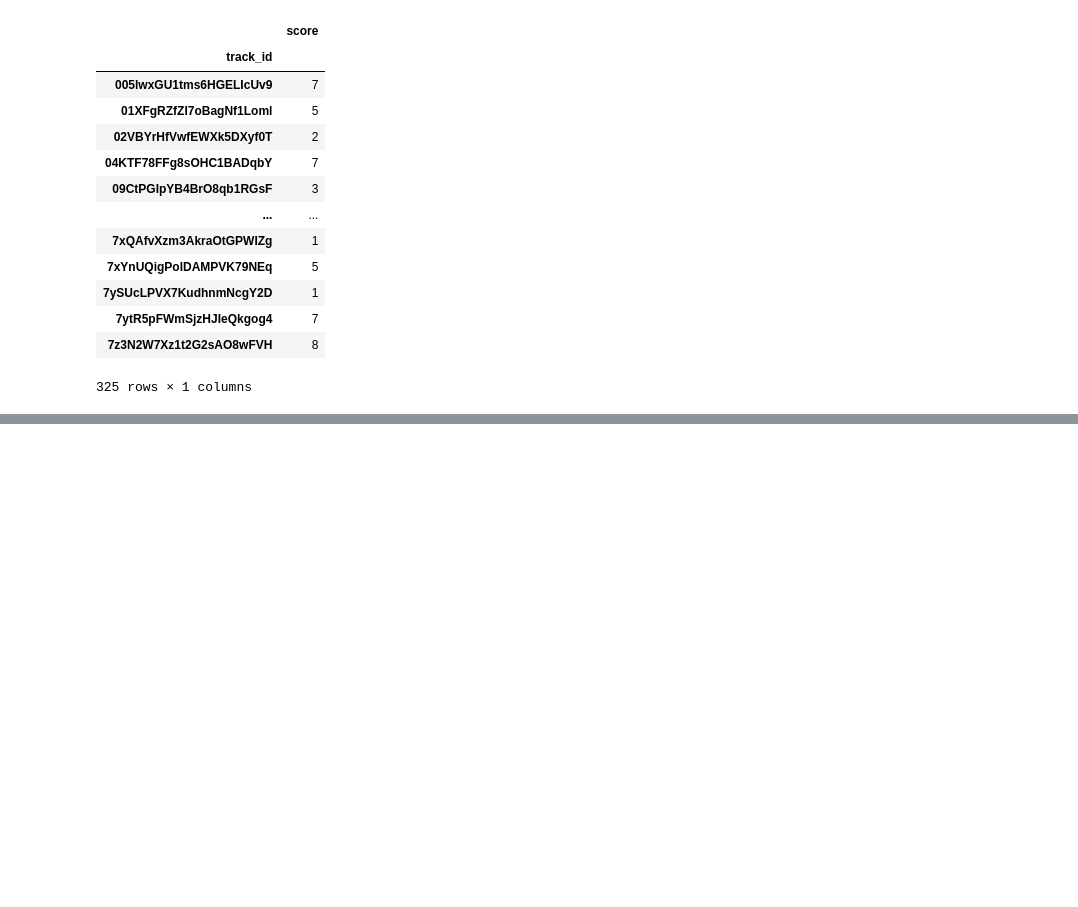
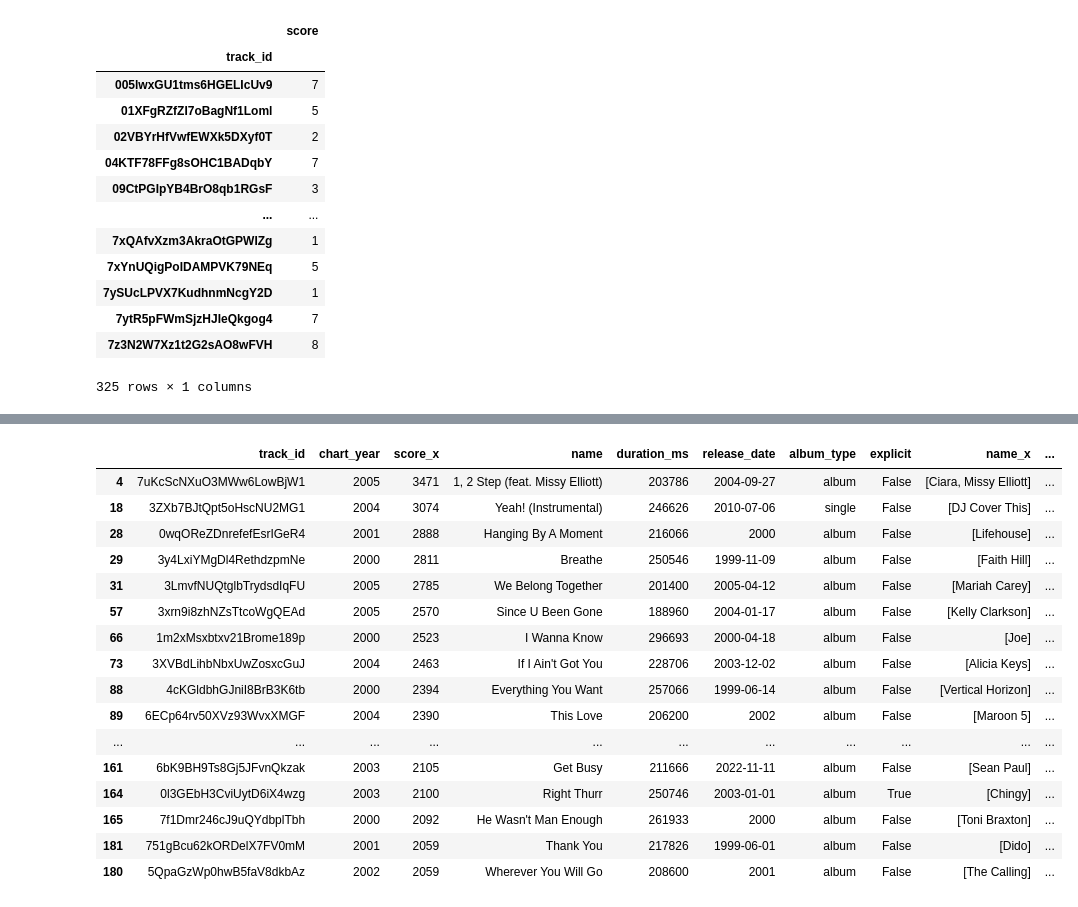
Before and after one commit to orrefo/Music, a Jupyter notebook: test_1.ipynb, the cells around one changed output, grey strips where cells are left out. Saved outputs shown, nothing was run; the diff lists cells and outputs as text; code cells hidden in the pictures; blank space fills up the shorter version.

```diff
--- a/test_1.ipynb
+++ b/test_1.ipynb
@@ -136,3 +179,23 @@ tracks_score_year[tracks_score_year['chart_year']==2000].sort_values(by='score_x
 | 395 | 7azC8toDthwJHHuw7m49K4 | 2000 | 1659 | (Hot S**t) Country Grammar - Dirt... | 259173 | 2000-01-01 | single | True | [Nelly] | ... |
 | 443 | 6nozDLxeL0TE4MS9GqYU1v | 2000 | 1599 | I Knew I Loved You | 250360 | 1999-11-09 | album | False | [Savage Garden] | ... |
 | 468 | 2BcOZ4vOeu2qZowIHrvTYy | 2000 | 1567 | Music | 225973 | 2000-09-19 | album | False | [Madonna] | ... |
+# %%
+filtered_data.sort_values(by='score_x',ascending=False).head(30)
+# %% [output]
+|  | track_id | chart_year | score_x | name | duration_ms | release_date | album_type | explicit | name_x | ... |
+| 4 | 7uKcScNXuO3MWw6LowBjW1 | 2005 | 3471 | 1, 2 Step (feat. Missy Elliott) | 203786 | 2004-09-27 | album | False | [Ciara, Missy Elliott] | ... |
+| 18 | 3ZXb7BJtQpt5oHscNU2MG1 | 2004 | 3074 | Yeah! (Instrumental) | 246626 | 2010-07-06 | single | False | [DJ Cover This] | ... |
+| 28 | 0wqOReZDnrefefEsrIGeR4 | 2001 | 2888 | Hanging By A Moment | 216066 | 2000 | album | False | [Lifehouse] | ... |
+| 29 | 3y4LxiYMgDl4RethdzpmNe | 2000 | 2811 | Breathe | 250546 | 1999-11-09 | album | False | [Faith Hill] | ... |
+| 31 | 3LmvfNUQtglbTrydsdIqFU | 2005 | 2785 | We Belong Together | 201400 | 2005-04-12 | album | False | [Mariah Carey] | ... |
+| 57 | 3xrn9i8zhNZsTtcoWgQEAd | 2005 | 2570 | Since U Been Gone | 188960 | 2004-01-17 | album | False | [Kelly Clarkson] | ... |
+| 66 | 1m2xMsxbtxv21Brome189p | 2000 | 2523 | I Wanna Know | 296693 | 2000-04-18 | album | False | [Joe] | ... |
+| 73 | 3XVBdLihbNbxUwZosxcGuJ | 2004 | 2463 | If I Ain't Got You | 228706 | 2003-12-02 | album | False | [Alicia Keys] | ... |
+| 88 | 4cKGldbhGJniI8BrB3K6tb | 2000 | 2394 | Everything You Want | 257066 | 1999-06-14 | album | False | [Vertical Horizon] | ... |
+| 89 | 6ECp64rv50XVz93WvxXMGF | 2004 | 2390 | This Love | 206200 | 2002 | album | False | [Maroon 5] | ... |
+| ... | ... | ... | ... | ... | ... | ... | ... | ... | ... | ... |
+| 161 | 6bK9BH9Ts8Gj5JFvnQkzak | 2003 | 2105 | Get Busy | 211666 | 2022-11-11 | album | False | [Sean Paul] | ... |
+| 164 | 0l3GEbH3CviUytD6iX4wzg | 2003 | 2100 | Right Thurr | 250746 | 2003-01-01 | album | True | [Chingy] | ... |
+| 165 | 7f1Dmr246cJ9uQYdbplTbh | 2000 | 2092 | He Wasn't Man Enough | 261933 | 2000 | album | False | [Toni Braxton] | ... |
+| 181 | 751gBcu62kORDelX7FV0mM | 2001 | 2059 | Thank You | 217826 | 1999-06-01 | album | False | [Dido] | ... |
+| 180 | 5QpaGzWp0hwB5faV8dkbAz | 2002 | 2059 | Wherever You Will Go | 208600 | 2001 | album | False | [The Calling] | ... |
```
Also changed, not shown: parts of 3 cells of this notebook, 2 other files.
